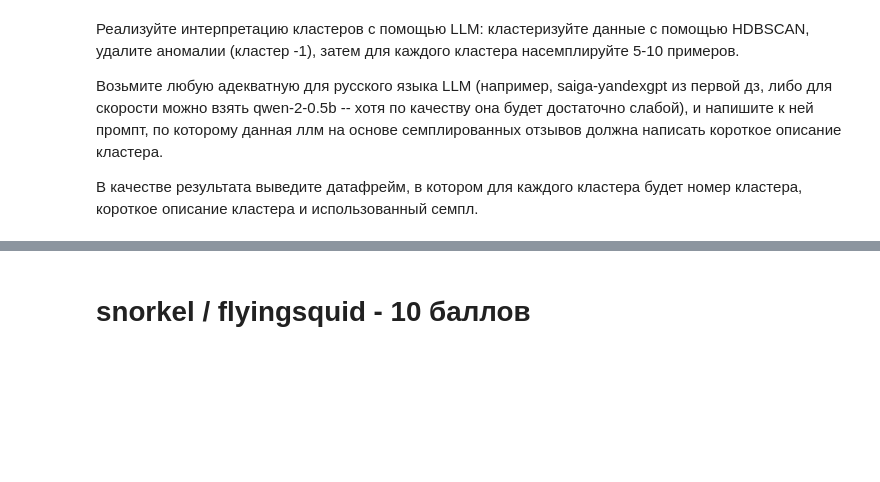
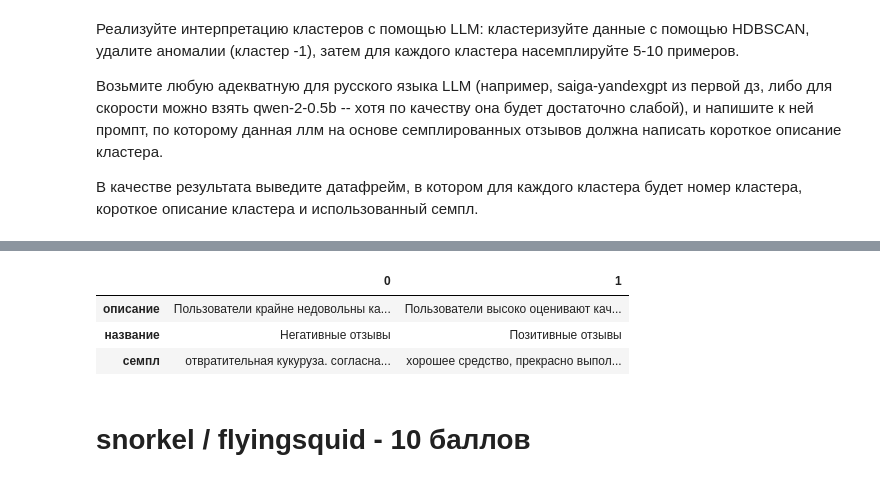
Before and after one commit to egor-kuzin/text-clusterization, a Jupyter notebook: LLMpro_hw3_Kuzin_Egor.ipynb, the cells around one changed output, grey strips where cells are left out. Drawn from its saved outputs; the diff is of its cells as text; code cells hidden in the pictures; blank space fills up the shorter version.

```diff
--- a/LLMpro_hw3_Kuzin_Egor.ipynb
+++ b/LLMpro_hw3_Kuzin_Egor.ipynb
@@ -591,3 +550,6 @@ df_topics_5
 Возьмите любую адекватную для русского языка LLM (например, saiga-yandexgpt из первой дз, либо для скорости можно взять qwen-2-0.5b -- хотя по качеству она будет достаточно слабой), и напишите к ней промпт, по которому данная ллм на основе семплированных отзывов должна написать короткое описание кластера.
 
 В качестве результата выведите датафрейм, в котором для каждого кластера будет номер кластера, короткое описание кластера и использованный семпл.
+# %%
+cls = HDBSCAN(min_cluster_size=15).fit(embs_frida)
+labels = cls.labels_
@@ -593,0 +560,19 @@ df_topics_5
+# %%
+n_samples = 10
+
+samples_0 = np.random.default_rng(SEED).choice(
+    np.array(texts)[labels == 0],
+    n_samples
+    )
+
+samples_1 = np.random.default_rng(SEED).choice(
+    np.array(texts)[labels == 1],
+    n_samples
+    )
+
+input_task = "Кластер 0: {}. Кластер 1: {}".format(
+    " ,".join(samples_0),
+    " ,".join(samples_1),
+)
+
+input_task
@@ -593,0 +616,4 @@ df_topics_5
+# %%
+ret = response.output[0].content[0].text
+
+print(ret)
@@ -594 +635,14 @@ df_topics_5
+# %%
+# Распарсим ответ и выведем в удобном виде
+import json
+
+ret = ret.replace("\n", "").replace("'", '"').replace("`", "").replace("  ", "").replace("[", "").replace("]", "")
+json_data = json.loads(ret)
+
+pd.DataFrame(json_data)
+# %% [output]
+|  | 0 | 1 |
+| описание | Пользователи крайне недовольны ка... | Пользователи высоко оценивают кач... |
+| название | Негативные отзывы | Позитивные отзывы |
+| семпл | отвратительная кукуруза. согласна... | хорошее средство, прекрасно выпол... |
 # %%
```
Also changed, not shown: parts of 17 cells of this notebook, 2 other files.
